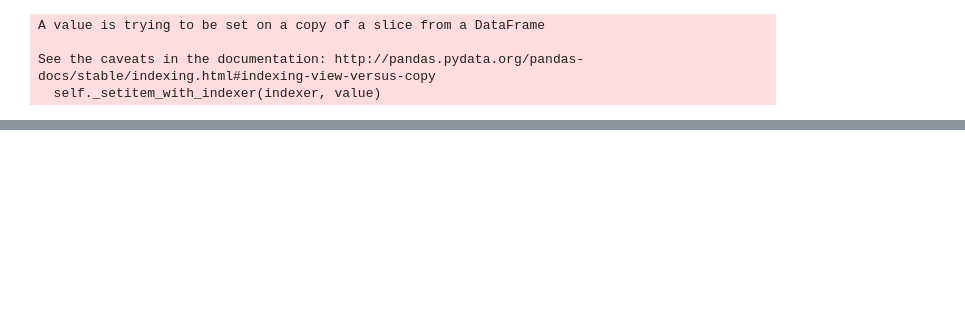
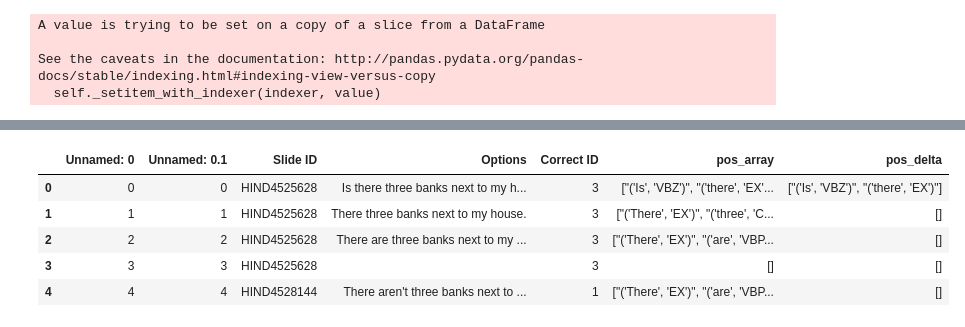
Before and after one commit to pasha00786/helloenglish, a Jupyter notebook: pos_delta.ipynb, the cells around one changed output, grey strips where cells are left out. Cells and saved outputs as stored; diff of their text form; code cells hidden in the pictures; blank space fills up the shorter version.

```diff
--- a/pos_delta.ipynb
+++ b/pos_delta.ipynb
@@ -57,0 +88,12 @@ df.to_csv('pos_delta.csv')
+# %%
+import pandas as pd
+import numpy as np
+data = pd.read_csv('pos_delta_complete.csv')
+data.head()
+# %% [output]
+|  | Unnamed: 0 | Unnamed: 0.1 | Slide ID | Options | Correct ID | pos_array | pos_delta |
+| 0 | 0 | 0 | HIND4525628 | Is there three banks next to my h... | 3 | ["('Is', 'VBZ')", "('there', 'EX'... | ["('Is', 'VBZ')", "('there', 'EX')"] |
+| 1 | 1 | 1 | HIND4525628 | There three banks next to my house. | 3 | ["('There', 'EX')", "('three', 'C... | [] |
+| 2 | 2 | 2 | HIND4525628 | There are three banks next to my ... | 3 | ["('There', 'EX')", "('are', 'VBP... | [] |
+| 3 | 3 | 3 | HIND4525628 |  | 3 | [] | [] |
+| 4 | 4 | 4 | HIND4528144 | There aren't three banks next to ... | 1 | ["('There', 'EX')", "('are', 'VBP... | [] |
```
Also changed, not shown: parts of 8 cells of this notebook, 8 other files.
